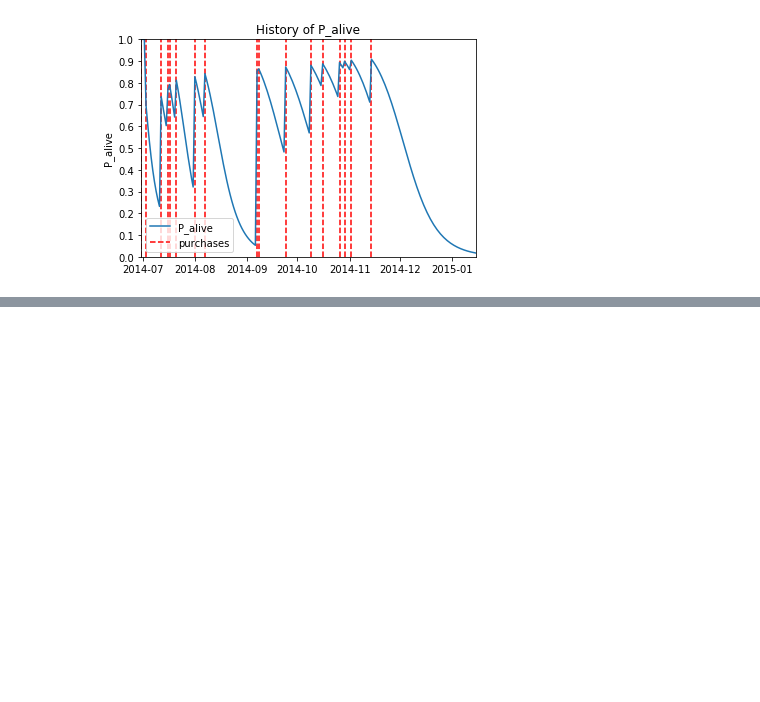
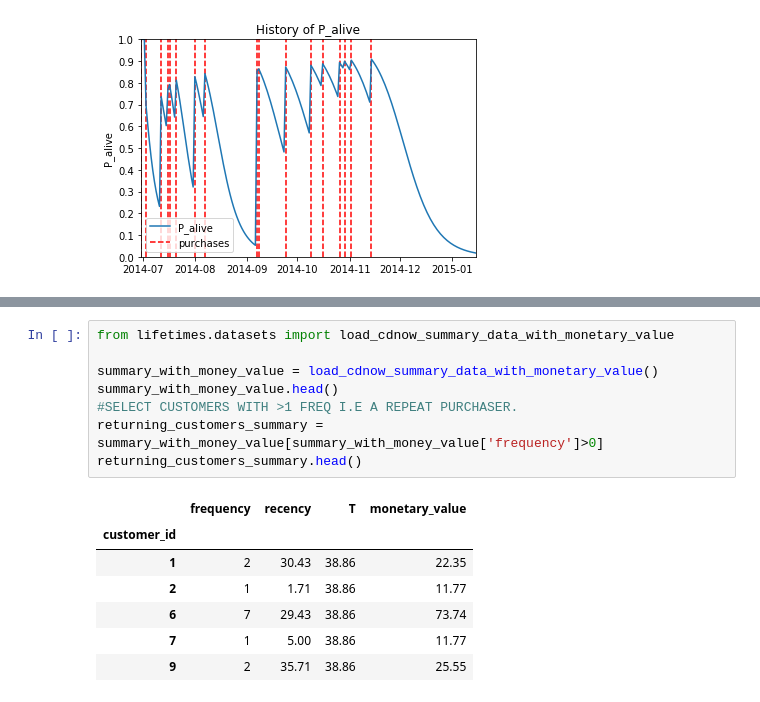
Before and after one commit to birdieorbust/python_notes, a Jupyter notebook: lifetimes/lifetime_module_exploration.ipynb, the cells around one changed output, grey strips where cells are left out. Drawn from its saved outputs; the diff is of its cells as text; blank space fills up the shorter version.

Commit message:
some lifetimes work and push to public guthub.

```diff
--- a/lifetimes/lifetime_module_exploration.ipynb
+++ b/lifetimes/lifetime_module_exploration.ipynb
@@ -208,0 +217,16 @@ plot_history_alive(bgf, days_since_birth, sp_trans, 'date')
+# %%
+from lifetimes.datasets import load_cdnow_summary_data_with_monetary_value
+
+summary_with_money_value = load_cdnow_summary_data_with_monetary_value()
+summary_with_money_value.head()
+#SELECT CUSTOMERS WITH >1 FREQ I.E A REPEAT PURCHASER.
+returning_customers_summary = summary_with_money_value[summary_with_money_value['frequency']>0]
+returning_customers_summary.head()
+# %% [output]
+|  | frequency | recency | T | monetary_value |
+| customer_id |  |  |  |  |
+| 1 | 2 | 30.43 | 38.86 | 22.35 |
+| 2 | 1 | 1.71 | 38.86 | 11.77 |
+| 6 | 7 | 29.43 | 38.86 | 73.74 |
+| 7 | 1 | 5.00 | 38.86 | 11.77 |
+| 9 | 2 | 35.71 | 38.86 | 25.55 |
```
Also changed, not shown: parts of 13 cells of this notebook.
